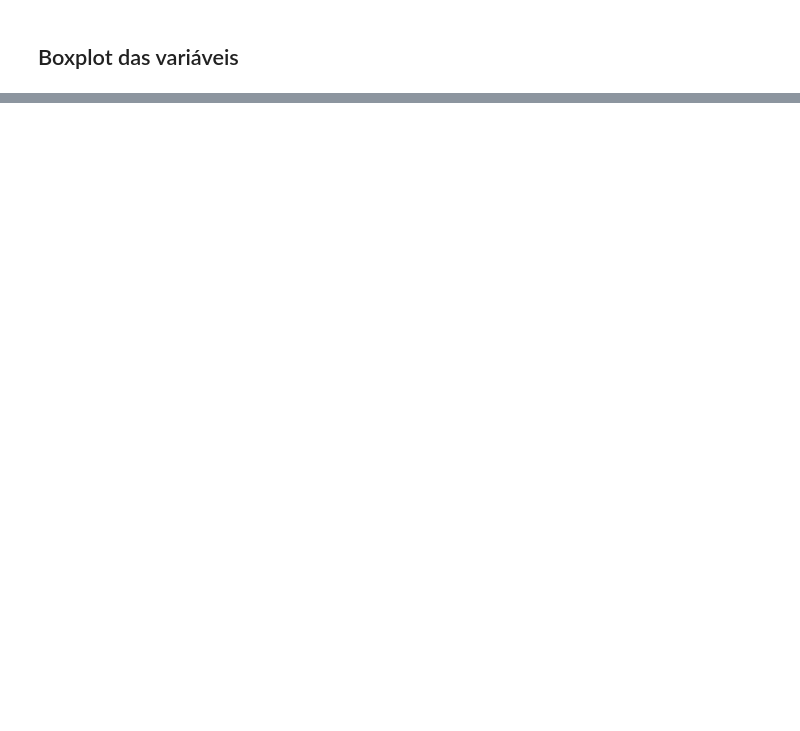
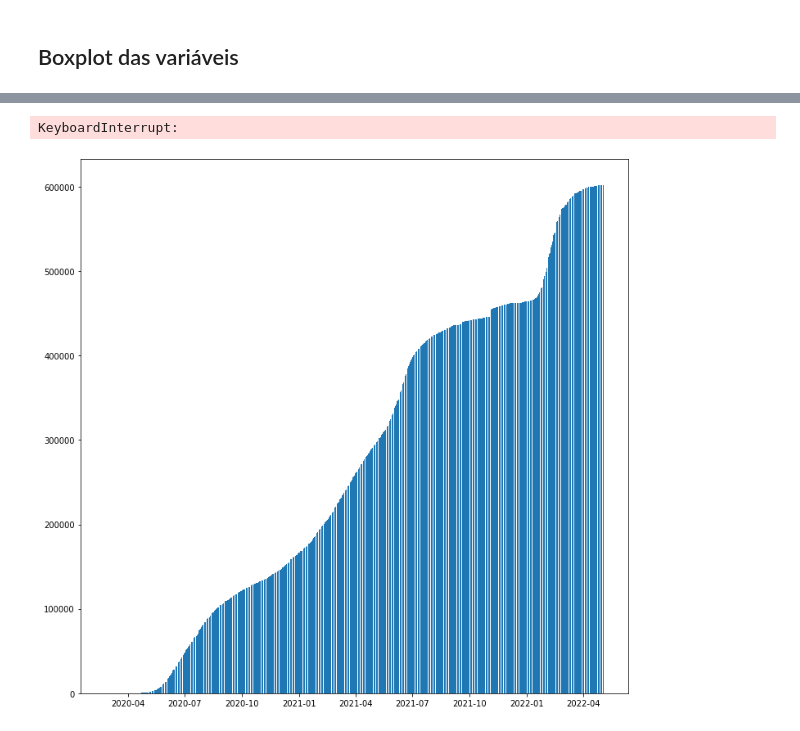
Before and after one commit to italonicacio/projeto-final-icd, a Jupyter notebook: src/data_analysis.ipynb, the cells around one changed output, grey strips where cells are left out. Cells and saved outputs as stored; diff of their text form; code cells hidden in the pictures; blank space fills up the shorter version.

Commit message:
Add Histograms

```diff
--- a/src/data_analysis.ipynb
+++ b/src/data_analysis.ipynb
@@ -176,0 +194,6 @@ for column, dtype in zip(df, df.dtypes):
+# %%
+test_df = df.copy()
+test_df['data'] = pd.to_datetime(test_df['data'])
+# test_df = test_df.set_index('data')
+# test_df = test_df[:50]
+test_df = test_df[test_df['estado'] == 'PB']
@@ -176,0 +226,18 @@ for column, dtype in zip(df, df.dtypes):
+# %%
+plt.figure(figsize=(12,12))
+# sns.barplot(x=test_df['data'], y=test_df['casosNovos'], )
+
+plt.bar(x=test_df['data'], height=test_df['casosNovos'])
+
+plt.show()
+# %% [output]
+KeyboardInterrupt:
+# %%
+plt.figure(figsize=(12,12))
+# sns.barplot(x=test_df['data'], y=test_df['casosAcumulado'])
+
+plt.bar(x=test_df['data'], height=test_df['casosAcumulado'])
+
+plt.show()
+# %% [output]
+[figure, added]
```
Also changed, not shown: parts of 11 cells of this notebook.
